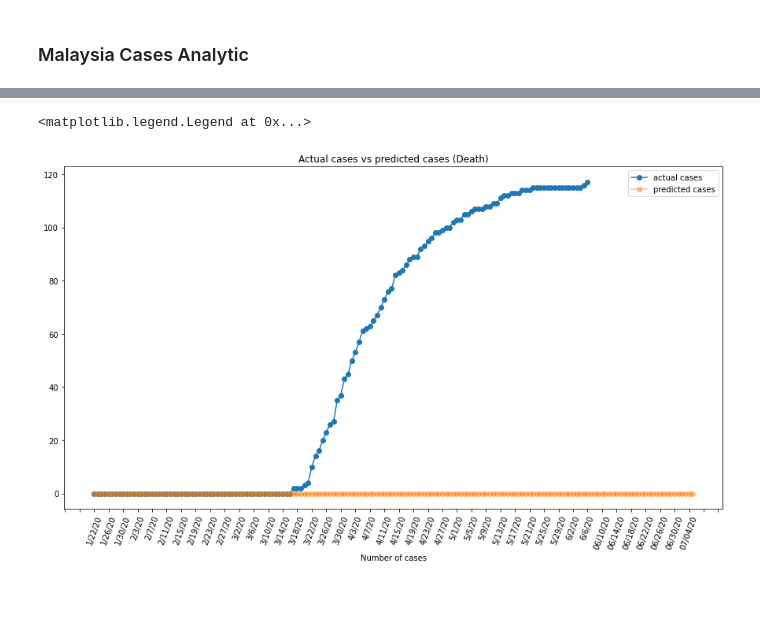
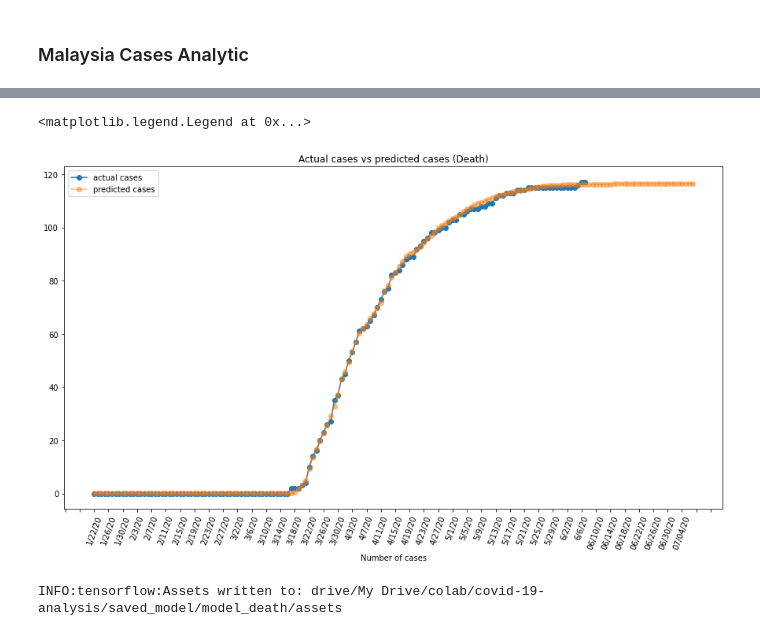
Before and after one commit to chunkhai96/covid-19-analysis, a Jupyter notebook: analysis_notebook.ipynb, the cells around one changed output, grey strips where cells are left out. Cells and saved outputs as stored; diff of their text form; code cells hidden in the pictures; blank space fills up the shorter version.

```diff
--- a/analysis_notebook.ipynb
+++ b/analysis_notebook.ipynb
@@ -420,0 +548,27 @@ plt.legend()
+# %%
+shuffled_sample_death, shuffled_label_death = shuffle(sample_death, label_death)
+early_stopping_monitor = tf.keras.callbacks.EarlyStopping(
+    monitor='val_loss',
+    min_delta=0,
+    patience=100,
+    verbose=0,
+    mode='auto',
+    baseline=None,
+    restore_best_weights=True
+)
+history = model_death.fit(x=shuffled_sample_death, y=shuffled_label_death,
+                    epochs=epochs,
+                    batch_size=batch_size,
+                    validation_split=0.1,
+                    shuffle=True,
+                    callbacks=[early_stopping_monitor],
+                    verbose=1)
+
+mh_death['loss'].extend(history.history['loss'])
+mh_death['val_loss'].extend(history.history['val_loss'])
+
+# Plot model traning loss
+plt.figure(figsize=(15,8))
+plt.plot(mh_death['loss'], label='train loss')
+plt.plot(mh_death['val_loss'], label='validation loss')
+plt.legend()
@@ -421,13 +595,33 @@ plt.legend()
+# %%
+pred_death = model_death.predict(sample_death)
+
+# Forecasting day
+forecast_days = 30
+
+pred_feature = sample_death[-1:]
+pred_feature = np.concatenate((pred_feature[:,1:,:], pred_death[-1].reshape((1,1,1))),axis=1)
+pred_date = dates
+
+
+for day in range(forecast_days):
+    pred = model_death.predict(pred_feature)
+    pred_death = np.concatenate((pred_death, pred), axis=0)
+    pred_date = pred_date + [(datetime.strptime(pred_date[-1], '%x') + timedelta(days=1)).strftime("%x")]
+    pred_feature = np.concatenate((pred_feature[:,1:,:], pred.reshape((1,1,1))),axis=1)
 # %%
 plt.figure(figsize=(15,8))
 plt.plot(dates, my_death, marker='o', label='actual cases')
-plt.plot(pred_date[:-1], y_pred[:,2], marker='o', label='predicted cases', alpha=0.5)
+plt.plot(pred_date, pred_death, marker='o', label='predicted cases', alpha=0.5)
 plt.title("Actual cases vs predicted cases (Death)")
 plt.xlabel('Date')
 plt.xlabel('Number of cases')
 plt.gca().xaxis.set_major_locator(plt.MaxNLocator(nbins=50))
 plt.xticks(rotation=70)
 plt.legend()
 # %% [output]
 <matplotlib.legend.Legend at 0x...>
-[figure, old version]
+[figure, new version]
+# %%
+model_death.save(f'{WORKING_DIR}/saved_model/model_death')
+# %% [output]
+INFO:tensorflow:Assets written to: drive/My Drive/colab/covid-19-analysis/saved_model/model_death/assets
```
Also changed, not shown: parts of 40 cells of this notebook.
